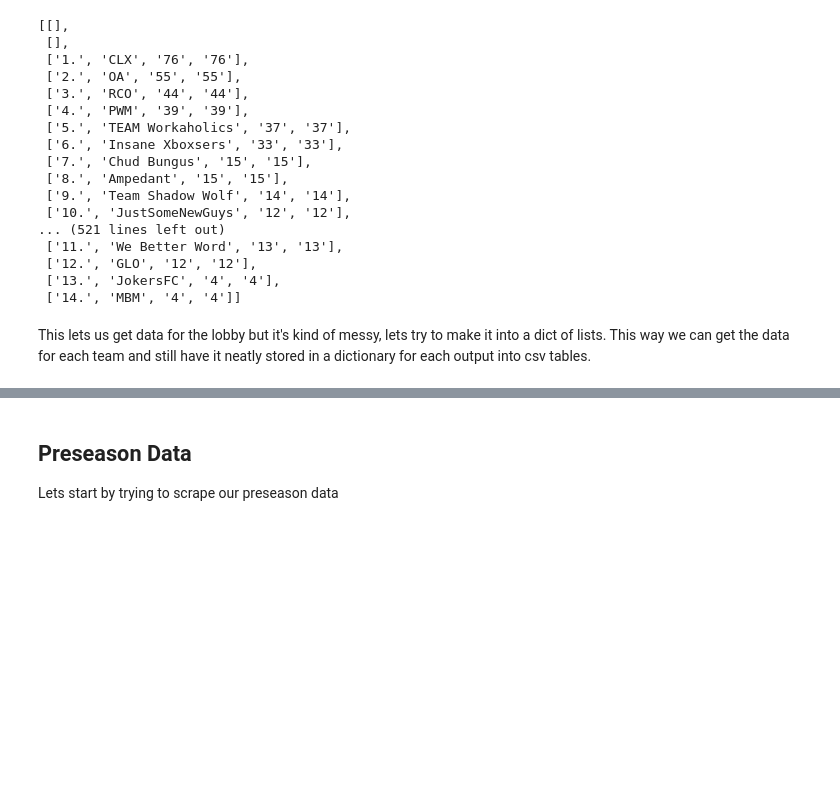
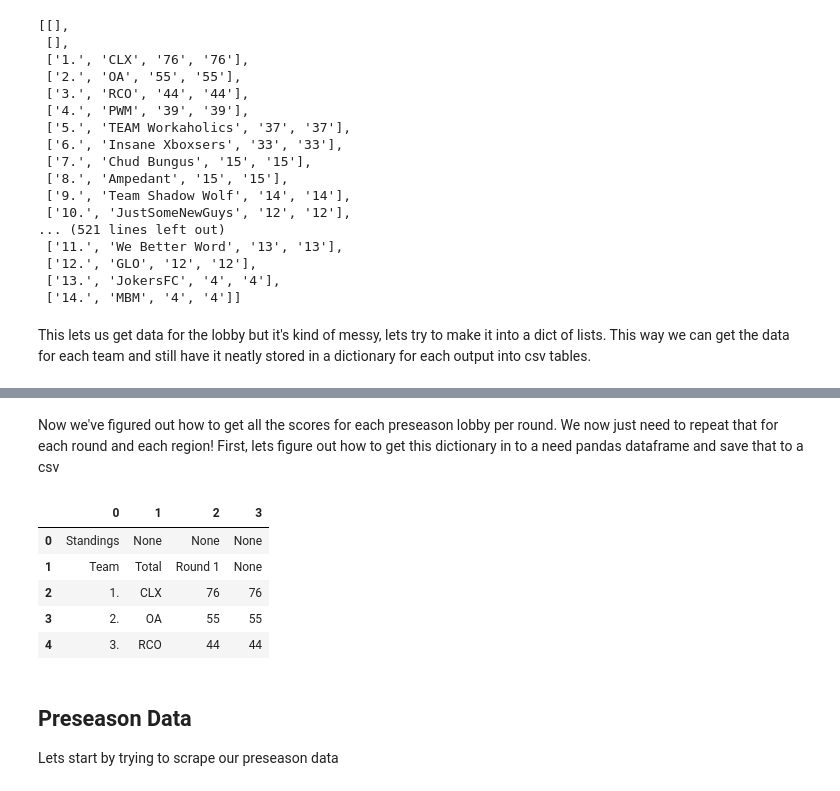
Before and after one commit to lutimoth/DataSci-Projects-and-KaggleComps, a Jupyter notebook: Data Science Projects/ALGS Visualization/DataScrape/ALGS Liquidpedia Data Scrape.ipynb, the cells around one changed output, grey strips where cells are left out. Drawn from its saved outputs; the diff is of its cells as text; code cells hidden in the pictures; blank space fills up the shorter version.

```diff
--- a/Data Science Projects/ALGS Visualization/DataScrape/ALGS Liquidpedia Data Scrape.ipynb
+++ b/Data Science Projects/ALGS Visualization/DataScrape/ALGS Liquidpedia Data Scrape.ipynb
@@ -194,0 +195,13 @@ Now we've figured out how to get all the scores for each preseason lobby per rou
+# %% [markdown]
+Now we've figured out how to get all the scores for each preseason lobby per round. We now just need to repeat that for each round and each region! First, lets figure out how to get this dictionary in to a need pandas dataframe and save that to a csv
+# %%
+data_df = pd.DataFrame.from_dict(data_all[0])
+
+data_df.head()
+# %% [output]
+|  | 0 | 1 | 2 | 3 |
+| 0 | Standings | None | None | None |
+| 1 | Team | Total | Round 1 | None |
+| 2 | 1. | CLX | 76 | 76 |
+| 3 | 2. | OA | 55 | 55 |
+| 4 | 3. | RCO | 44 | 44 |
```
Also changed, not shown: parts of 18 cells of this notebook, 32 other files.
